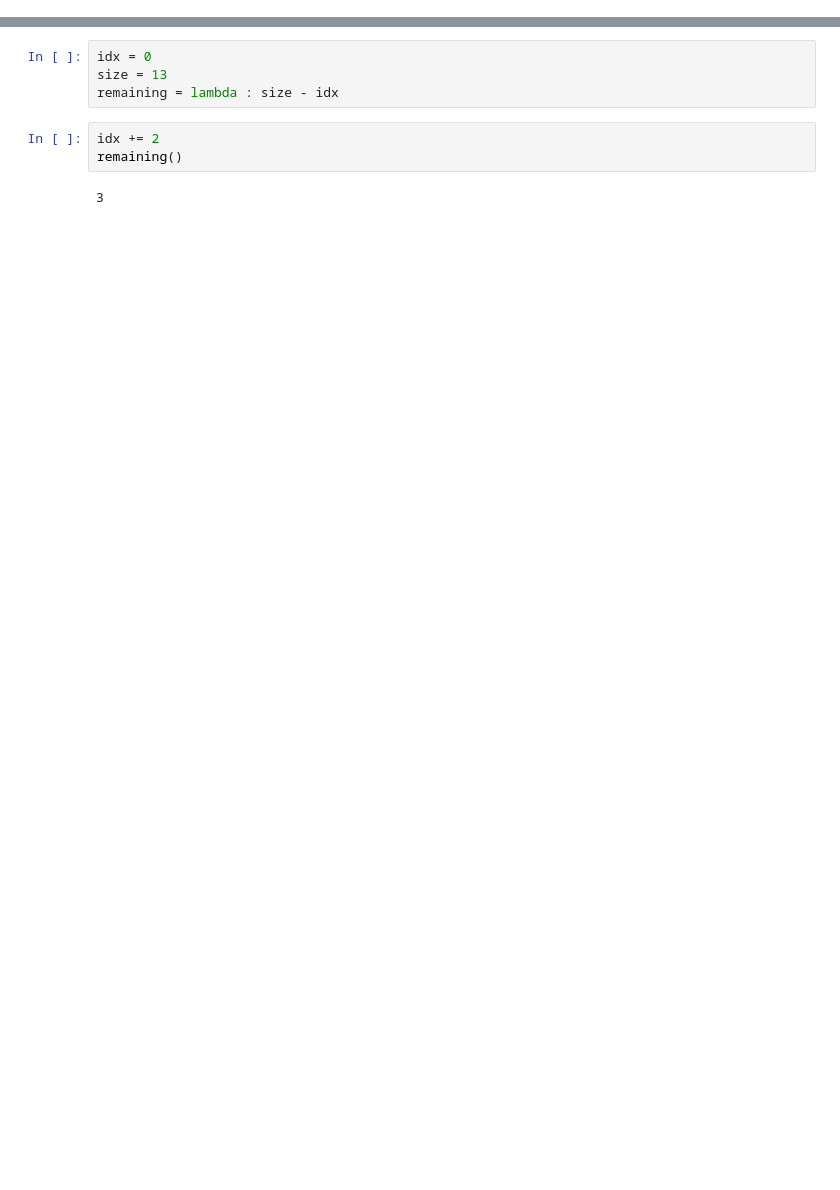
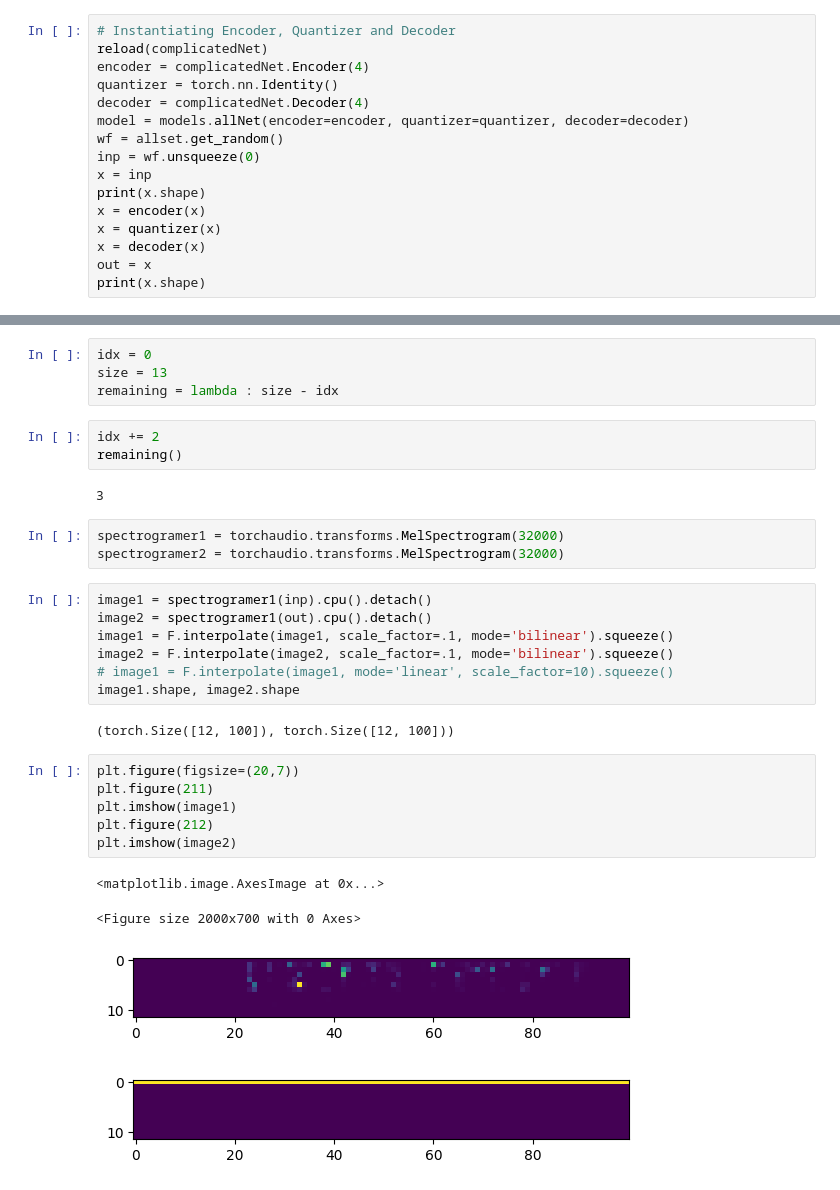
Before and after one commit to krischal111/audio-project, a Jupyter notebook: testing-purposes.ipynb, the cells around one changed output, grey strips where cells are left out. Cells and saved outputs as stored; diff of their text form; blank space fills up the shorter version.

```diff
--- a/testing-purposes.ipynb
+++ b/testing-purposes.ipynb
@@ -51,0 +55,16 @@ torch.Size([1, 239616])
+# %%
+# Instantiating Encoder, Quantizer and Decoder
+reload(complicatedNet)
+encoder = complicatedNet.Encoder(4)
+quantizer = torch.nn.Identity()
+decoder = complicatedNet.Decoder(4)
+model = models.allNet(encoder=encoder, quantizer=quantizer, decoder=decoder)
+wf = allset.get_random()
+inp = wf.unsqueeze(0)
+x = inp
+print(x.shape)
+x = encoder(x)
+x = quantizer(x)
+x = decoder(x)
+out = x
+print(x.shape)
@@ -58,3 +101,26 @@ idx += 2
 remaining()
 # %% [output]
 3
+# %%
+spectrogramer1 = torchaudio.transforms.MelSpectrogram(32000)
+spectrogramer2 = torchaudio.transforms.MelSpectrogram(32000)
+# %%
+image1 = spectrogramer1(inp).cpu().detach()
+image2 = spectrogramer1(out).cpu().detach()
+image1 = F.interpolate(image1, scale_factor=.1, mode='bilinear').squeeze()
+image2 = F.interpolate(image2, scale_factor=.1, mode='bilinear').squeeze()
+# image1 = F.interpolate(image1, mode='linear', scale_factor=10).squeeze()
+image1.shape, image2.shape
+# %% [output]
+(torch.Size([12, 100]), torch.Size([12, 100]))
+# %%
+plt.figure(figsize=(20,7))
+plt.figure(211)
+plt.imshow(image1)
+plt.figure(212)
+plt.imshow(image2)
+# %% [output]
+<matplotlib.image.AxesImage at 0x...>
+<Figure size 2000x700 with 0 Axes>
+[figure, added]
+[figure, added]
```
Also changed, not shown: parts of 7 cells of this notebook, 5 other files.
